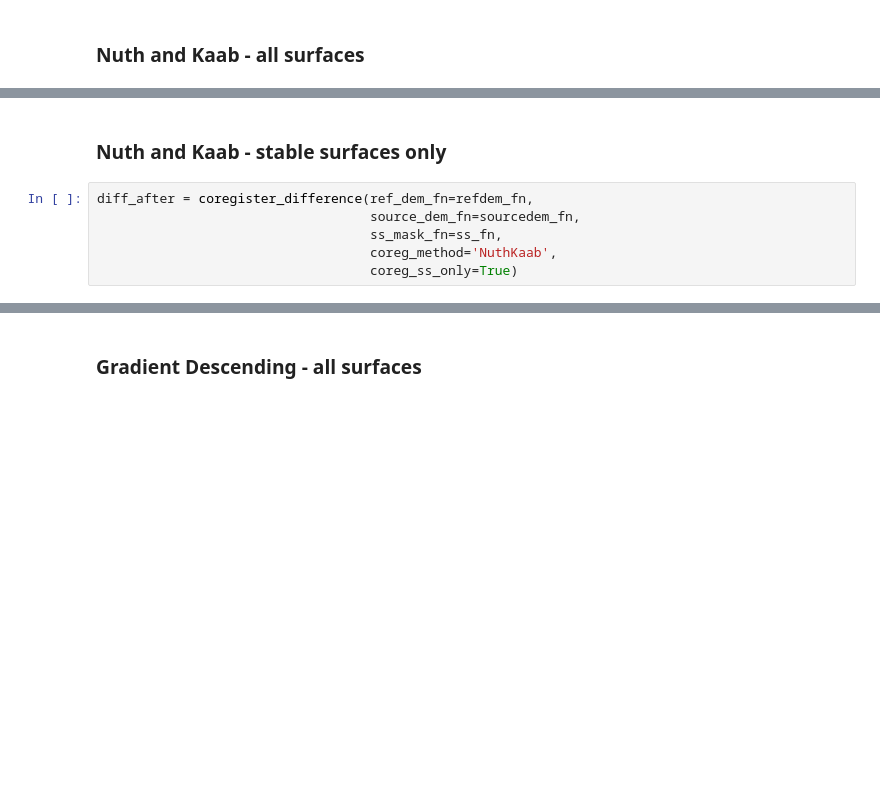
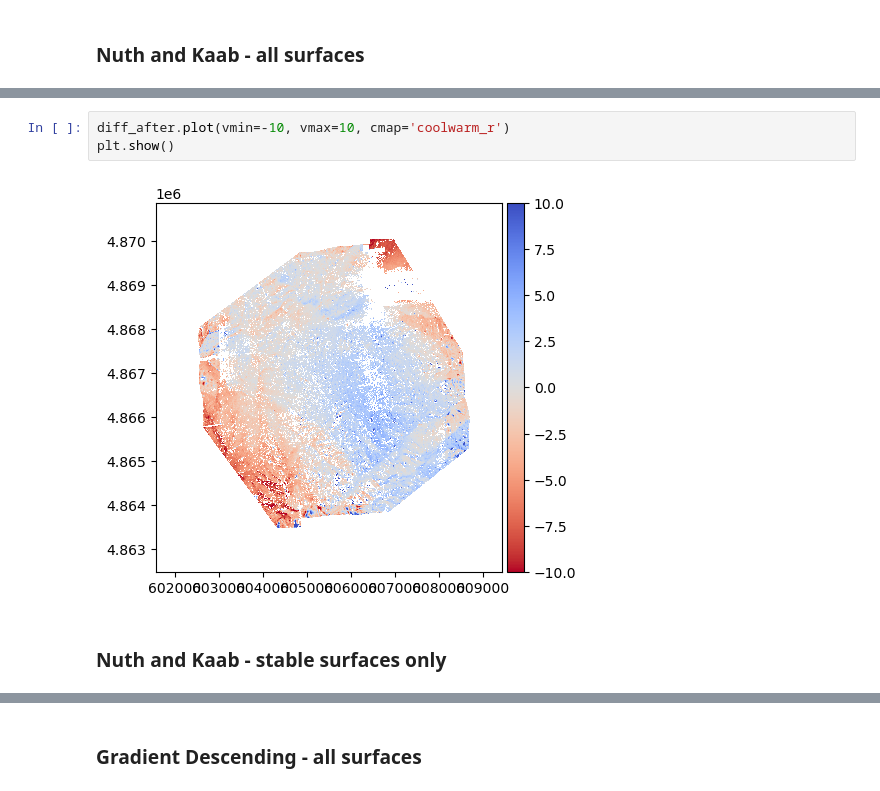
Before and after one commit to RaineyAbe/skysat_snow, a Jupyter notebook: dem_to_snow_depth_pipeline.ipynb, the cells around one changed output, grey strips where cells are left out. Cells and saved outputs as stored; diff of their text form; blank space fills up the shorter version.

```diff
--- a/dem_to_snow_depth_pipeline.ipynb
+++ b/dem_to_snow_depth_pipeline.ipynb
@@ -391,11 +407,10 @@ ValueError: 'grmey' is not a valid color value.
+# %%
+diff_after.plot(vmin=-10, vmax=10, cmap='coolwarm_r')
+plt.show()
+# %% [output]
+[figure, added]
 # %% [markdown]
 ### Nuth and Kaab - stable surfaces only
-# %%
-diff_after = coregister_difference(ref_dem_fn=refdem_fn,
-                                   source_dem_fn=sourcedem_fn,
-                                   ss_mask_fn=ss_fn,
-                                   coreg_method='NuthKaab',
-                                   coreg_ss_only=True)
 # %%
 diff_after = coregister_difference(ref_dem_fn=refdem_fn,
                                    source_dem_fn=sourcedem_fn,
```
Also changed, not shown: parts of 6 cells of this notebook.
